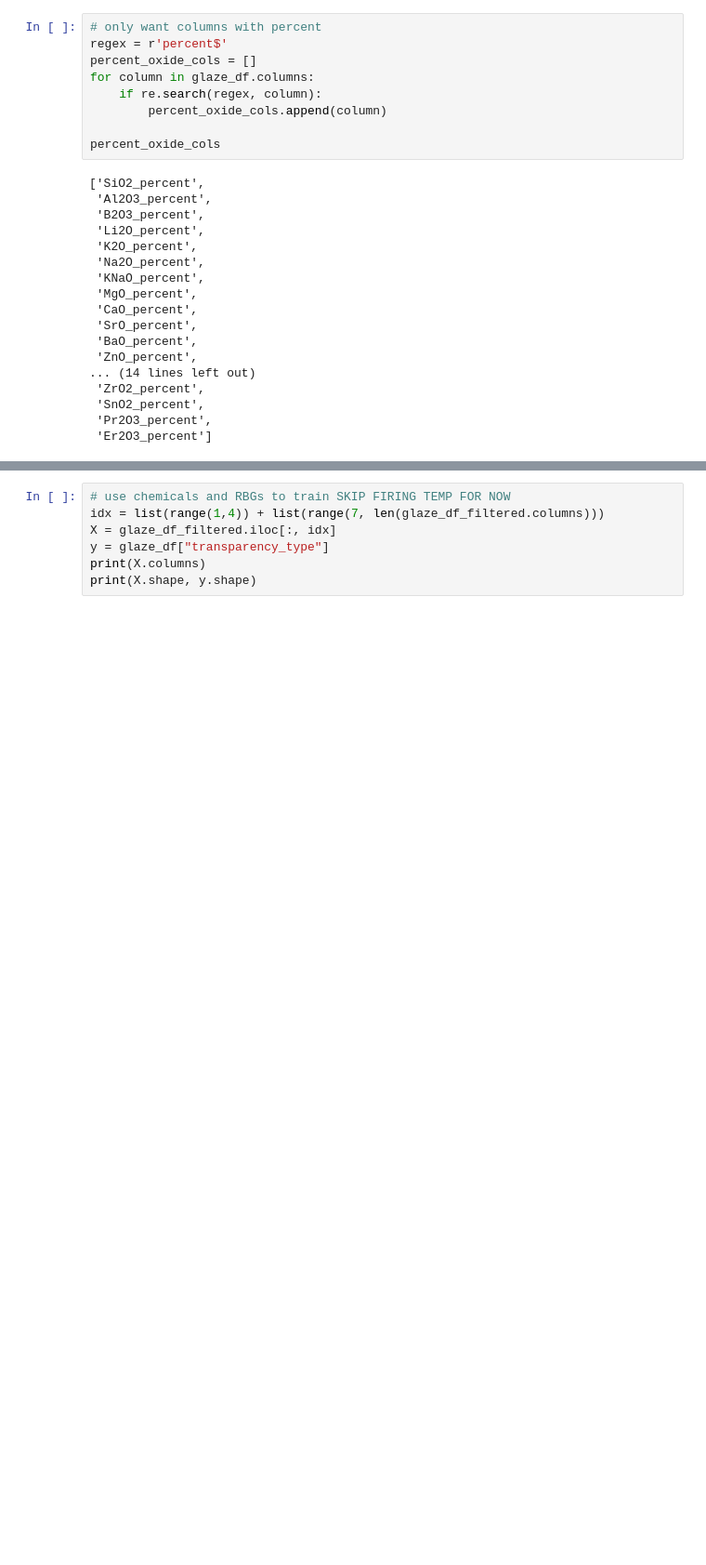
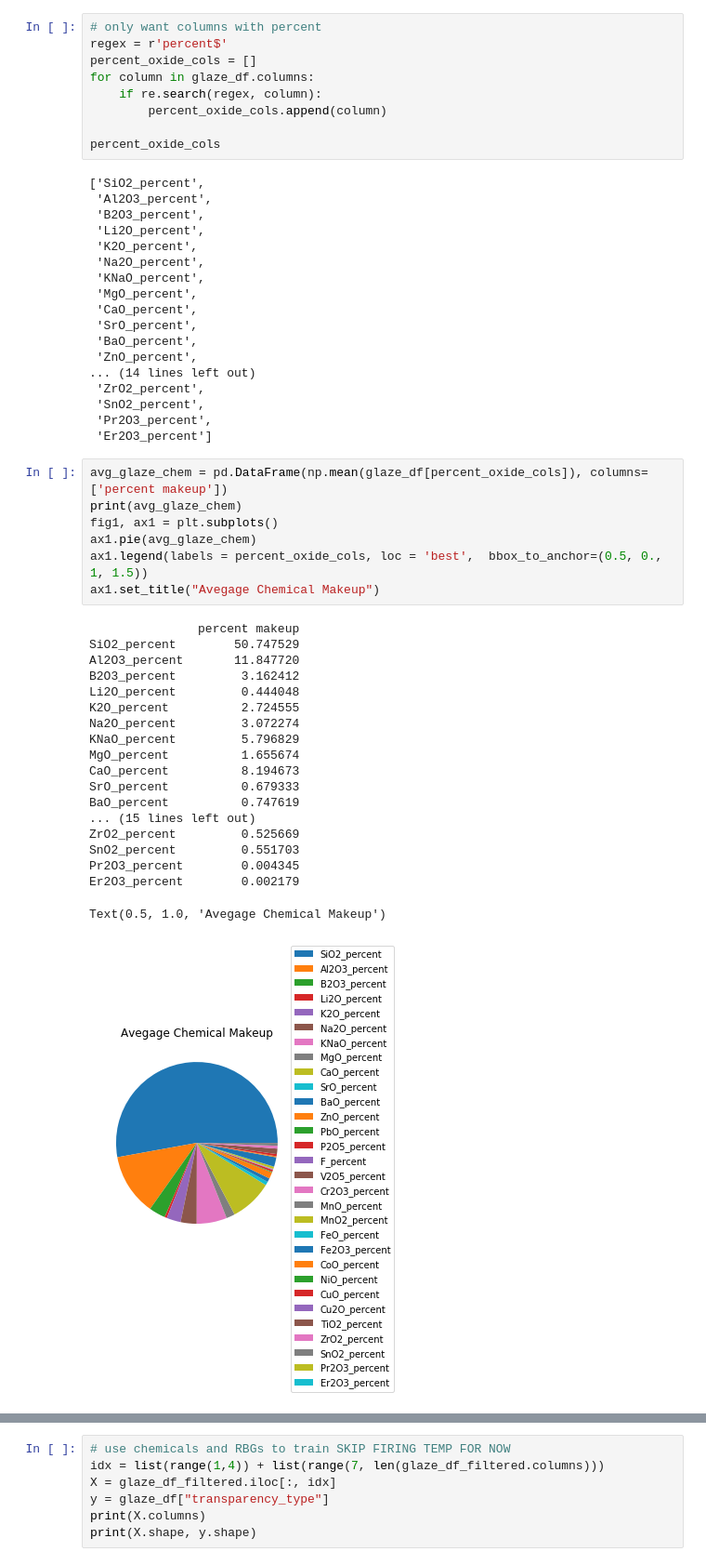
Before and after one commit to ilanazim/Ceramic_Glaze_Design, a Jupyter notebook: glaze_exp.ipynb, the cells around one changed output, grey strips where cells are left out. Shown at 93% size. Saved outputs shown, nothing was run; the diff lists cells and outputs as text; blank space fills up the shorter version.

```diff
--- a/Untitled.ipynb
+++ b/glaze_exp.ipynb
@@ -138,6 +177,33 @@ percent_oxide_cols
  'SnO2_percent',
  'Pr2O3_percent',
  'Er2O3_percent']
+# %%
+avg_glaze_chem = pd.DataFrame(np.mean(glaze_df[percent_oxide_cols]), columns=['percent makeup'])
+print(avg_glaze_chem)
+fig1, ax1 = plt.subplots()
+ax1.pie(avg_glaze_chem)
+ax1.legend(labels = percent_oxide_cols, loc = 'best',  bbox_to_anchor=(0.5, 0., 1, 1.5))
+ax1.set_title("Avegage Chemical Makeup")
+# %% [output]
+               percent makeup
+SiO2_percent        50.747529
+Al2O3_percent       11.847720
+B2O3_percent         3.162412
+Li2O_percent         0.444048
+K2O_percent          2.724555
+Na2O_percent         3.072274
+KNaO_percent         5.796829
+MgO_percent          1.655674
+CaO_percent          8.194673
+SrO_percent          0.679333
+BaO_percent          0.747619
+... (15 lines left out)
+ZrO2_percent         0.525669
+SnO2_percent         0.551703
+Pr2O3_percent        0.004345
+Er2O3_percent        0.002179
+Text(0.5, 1.0, 'Avegage Chemical Makeup')
+[figure, added]
 # %%
 #only want to start working with this subset of columns
 filter_cols = ['id', 'rgb_r', 'rgb_g', 'rgb_b', 'surface_type', 'transparency_type', 'from_orton_cone']
```
Also changed, not shown: parts of 9 cells of this notebook, 3 other files.
